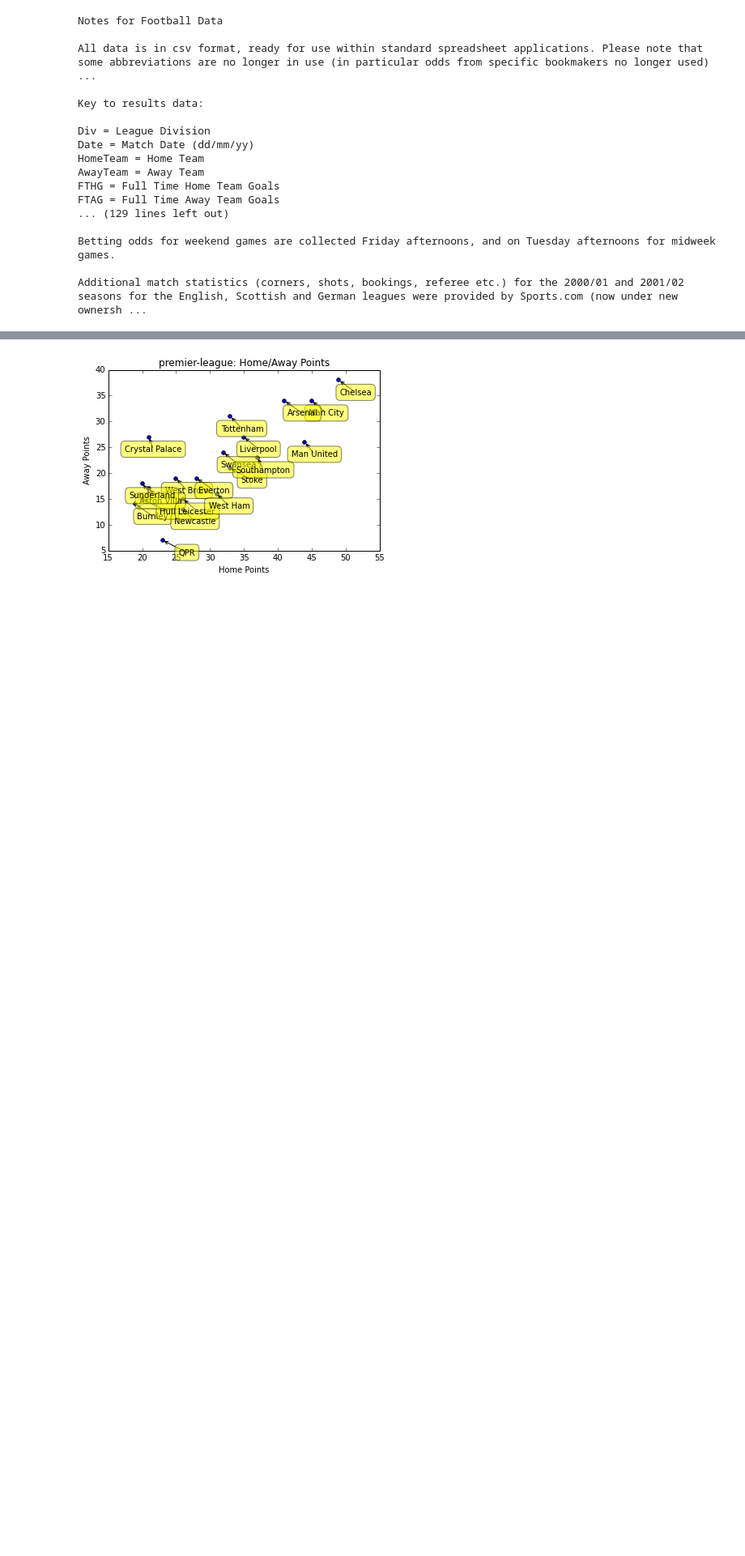
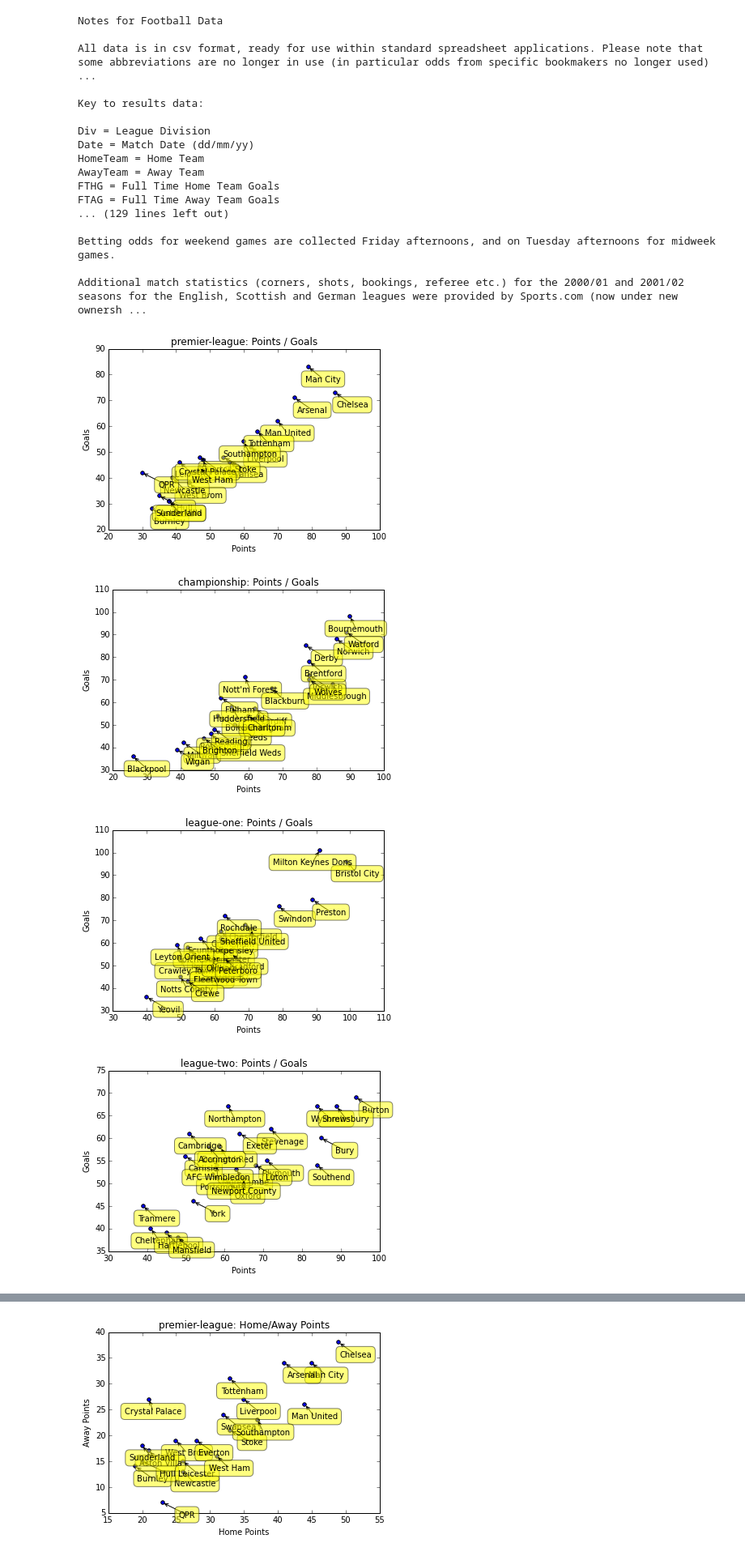
Before and after one commit to allanderek/football-analysis, a Jupyter notebook: LeagueAnalysis.ipynb, the cells around one changed output, grey strips where cells are left out. Shown at 81% size. Cells and saved outputs as stored; diff of their text form; code cells hidden in the pictures; blank space fills up the shorter version.

```diff
--- a/LeagueAnalysis.ipynb
+++ b/LeagueAnalysis.ipynb
@@ -90,3 +113,13 @@ def points_in_game(team, game):
+# %%
+def shots_for_in_game(team, game):
+    return stats_for_in_game(team, game, game.HS, game.AS)
+def shots_against_in_game(team, game):
+    return stats_against_in_game(team, game, game.HS, game.AS)
+# %%
+def goals_for_in_game(team, game):
+    return stats_for_in_game(team, game, game.FTHG, game.FTAG)
+def goals_against_in_game(team, game):
+    return stats_against_in_game(team, game, game.FTHG, game.FTAG)
 # %%
 class TeamStats(object):
     """ Note that this is intended to only be used with a set number of games, if you change
@@ -104,3 +143,15 @@ for league in leagues:
     league.team_stats = {t: get_stats(t, league.matches, involved_in_game) for t in league.teams}
     league.home_team_stats = {t: get_stats(t, league.matches, is_home_game) for t in league.teams}
     league.away_team_stats = {t: get_stats(t, league.matches, is_away_game) for t in league.teams}
+# %%
+for league in leagues:
+    scatter_stats(league, title='{0}: Points / Goals'.format(league.title),
+                  xlabel='Points', ylabel='Goals',
+                  get_x_stat=lambda t: league.team_stats[t].points,
+                  get_y_stat=lambda t: league.team_stats[t].goals_for
+                  )
+# %% [output]
+[figure, added]
+[figure, added]
+[figure, added]
+[figure, added]
```
Also changed, not shown: parts of 11 cells of this notebook.
